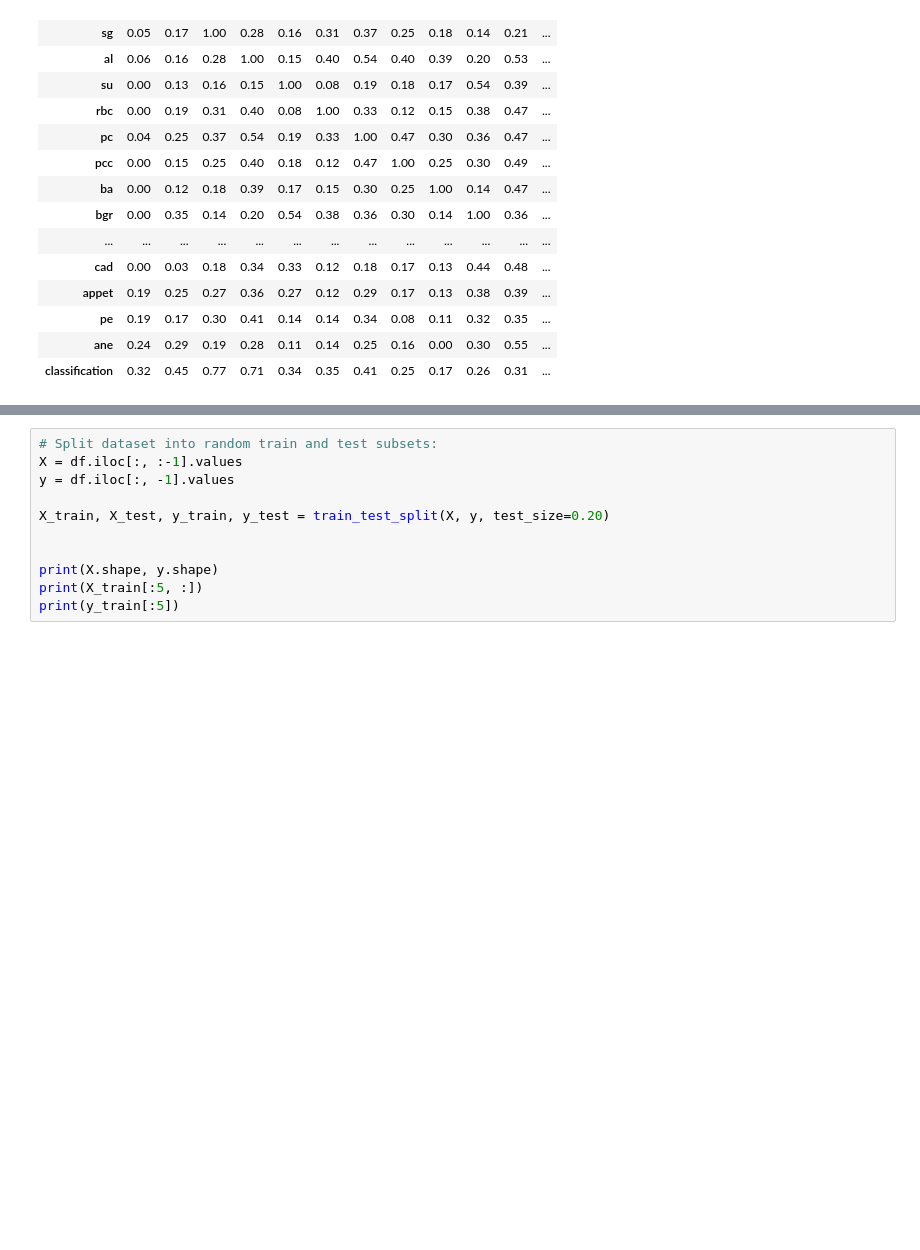
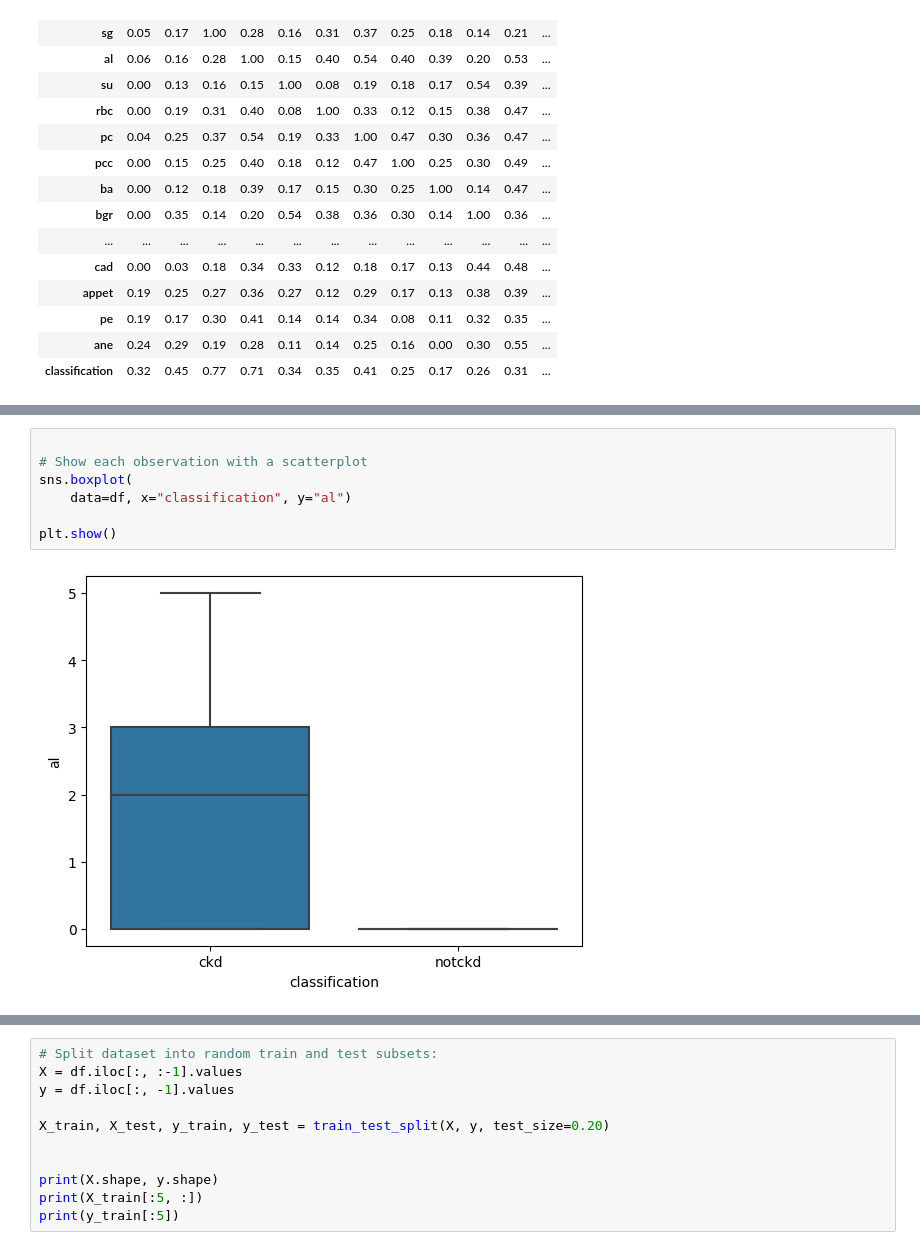
Before and after one commit to R3AlL3nGz3i/kidney_disease_identification, a Jupyter notebook: heart_disease_ml.ipynb, the cells around one changed output, grey strips where cells are left out. Saved outputs shown, nothing was run; the diff lists cells and outputs as text; blank space fills up the shorter version.

```diff
--- a/heart_disease_ml.ipynb
+++ b/heart_disease_ml.ipynb
@@ -275,0 +272,9 @@ TypeError: can only concatenate str (not "numpy.float64") to str
+# %%
+
+# Show each observation with a scatterplot
+sns.boxplot(
+    data=df, x="classification", y="al")
+
+plt.show()
+# %% [output]
+[figure, added]
```
Also changed, not shown: parts of 15 cells of this notebook, 1 other file.
